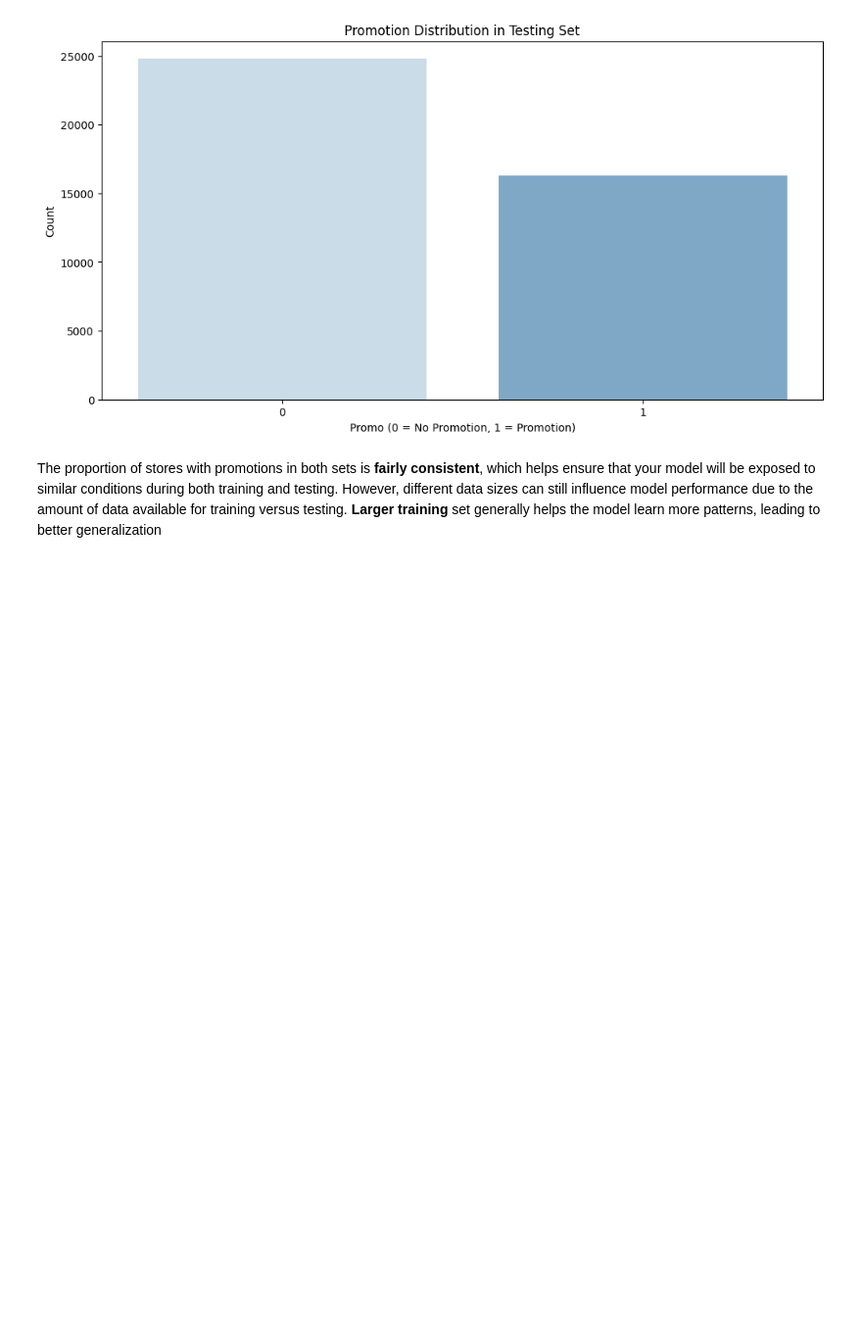
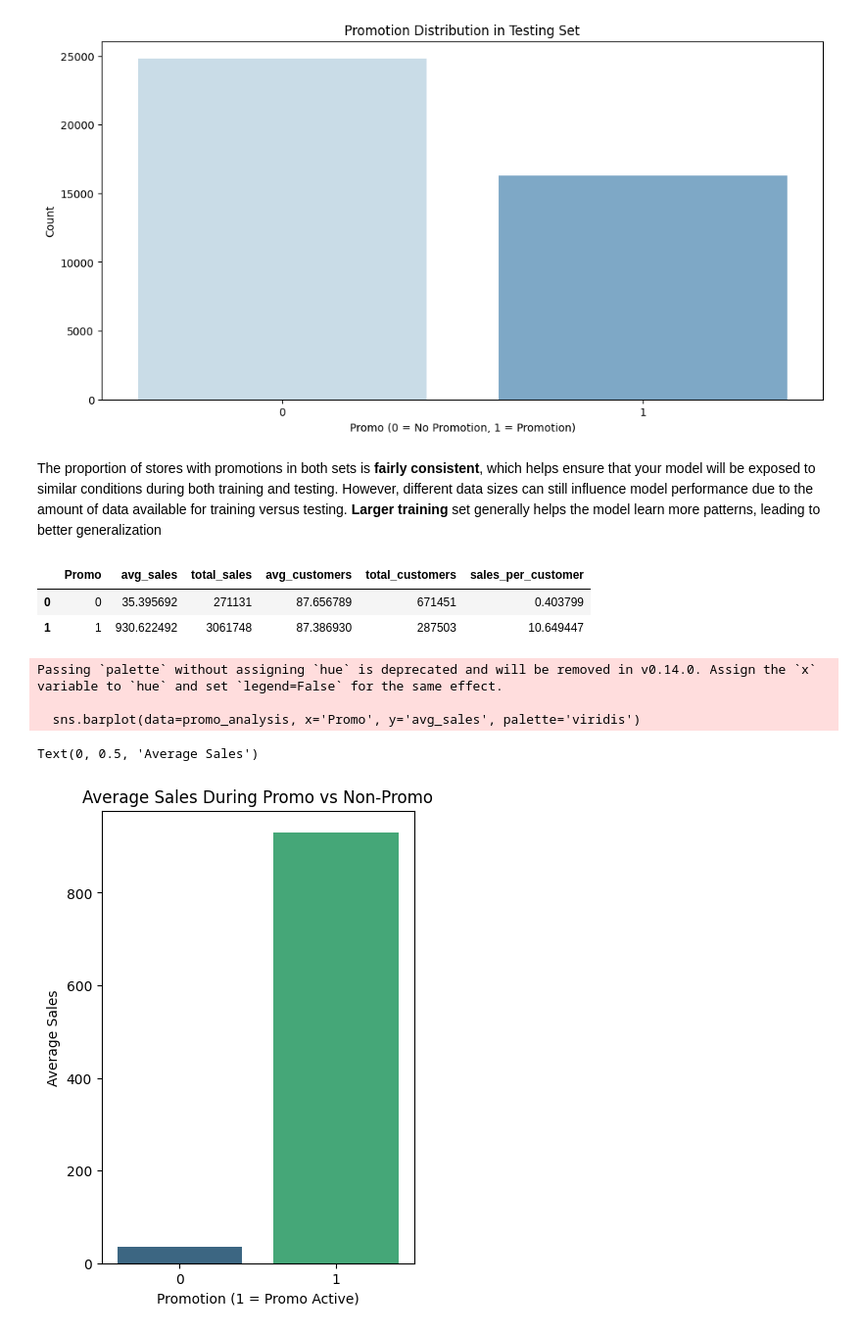
Before and after one commit to wendirad/weekFour, a Jupyter notebook: notebooks/task_1.ipynb, the cells around one changed output. Shown at 98% size. Cells and saved outputs as stored; diff of their text form; code cells hidden in the pictures; blank space fills up the shorter version.

Commit message:
(feat) analyzing promotion impact

```diff
--- a/notebooks/task_1.ipynb
+++ b/notebooks/task_1.ipynb
@@ -79,3 +79,31 @@ Passing `palette` without assigning `hue` is deprecated and will be removed in v
 [figure]
 # %% [markdown]
 The proportion of stores with promotions in both sets is **fairly consistent**, which helps ensure that your model will be exposed to similar conditions during both training and testing. However, different data sizes can still influence model performance due to the amount of data available for training versus testing.  **Larger training** set generally helps the model learn more patterns, leading to better generalization
+# %%
+promo_analysis = clean_data.groupby('Promo').agg(
+    avg_sales=('Sales', 'mean'),
+    total_sales=('Sales', 'sum'),
+    avg_customers=('Customers', 'mean'),
+    total_customers=('Customers', 'sum')
+).reset_index()
+# %%
+# Calculate average sales per customer
+promo_analysis['sales_per_customer'] = promo_analysis['avg_sales'] / promo_analysis['avg_customers']
+promo_analysis
+# %% [output]
+|  | Promo | avg_sales | total_sales | avg_customers | total_customers | sales_per_customer |
+| 0 | 0 | 35.395692 | 271131 | 87.656789 | 671451 | 0.403799 |
+| 1 | 1 | 930.622492 | 3061748 | 87.386930 | 287503 | 10.649447 |
+# %%
+plt.figure(figsize=(14, 6))
+plt.subplot(1, 3, 1)
+sns.barplot(data=promo_analysis, x='Promo', y='avg_sales', palette='viridis')
+plt.title('Average Sales During Promo vs Non-Promo')
+plt.xlabel('Promotion (1 = Promo Active)')
+plt.ylabel('Average Sales')
+# %% [output]
+Passing `palette` without assigning `hue` is deprecated and will be removed in v0.14.0. Assign the `x` variable to `hue` and set `legend=False` for the same effect.
+
+  sns.barplot(data=promo_analysis, x='Promo', y='avg_sales', palette='viridis')
+Text(0, 0.5, 'Average Sales')
+[figure, added]
```
Also changed, not shown: parts of 3 cells of this notebook.
